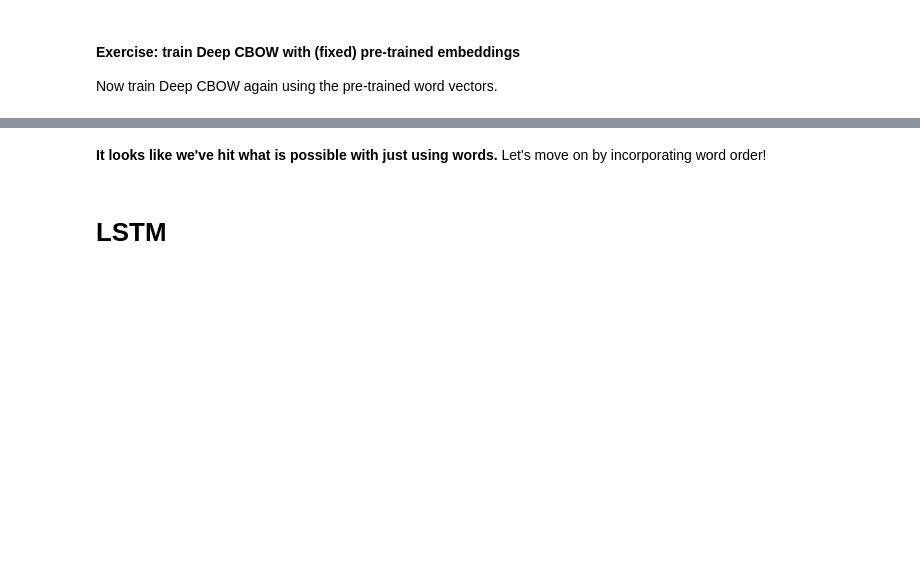
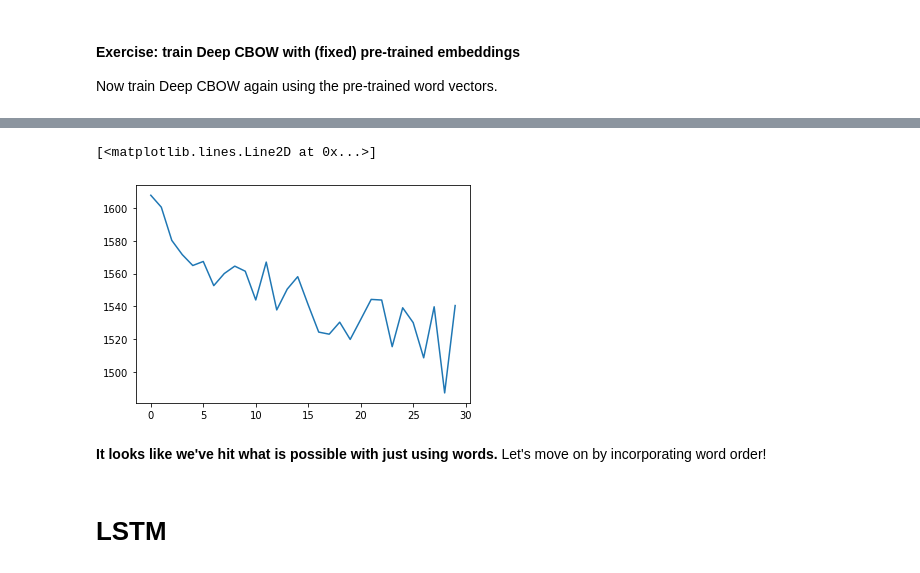
Before and after one commit to thesofakillers/nlp1-labs, a Jupyter notebook: practical2/practical2.ipynb, the cells around one changed output, grey strips where cells are left out. Drawn from its saved outputs; the diff is of its cells as text; code cells hidden in the pictures; blank space fills up the shorter version.

```diff
--- a/practical2/practical2.ipynb
+++ b/practical2/practical2.ipynb
@@ -996,5 +1177,9 @@ pt_deep_cbow_model = pt_deep_cbow_model.to(device)
 # %%
 # plot train loss
+plt.plot(ptdcbow_losses)
+# %% [output]
+[<matplotlib.lines.Line2D at 0x...>]
+[figure, added]
 # %% [markdown]
 **It looks like we've hit what is possible with just using words.**
 Let's move on by incorporating word order!
```
Also changed, not shown: parts of 36 cells of this notebook.
